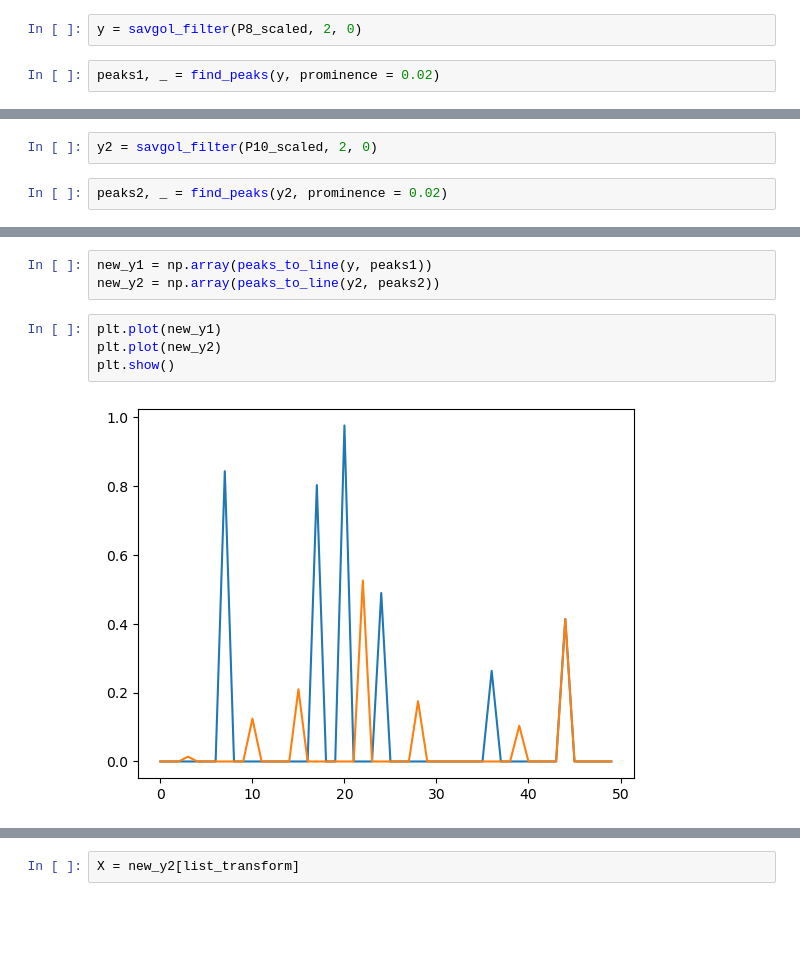
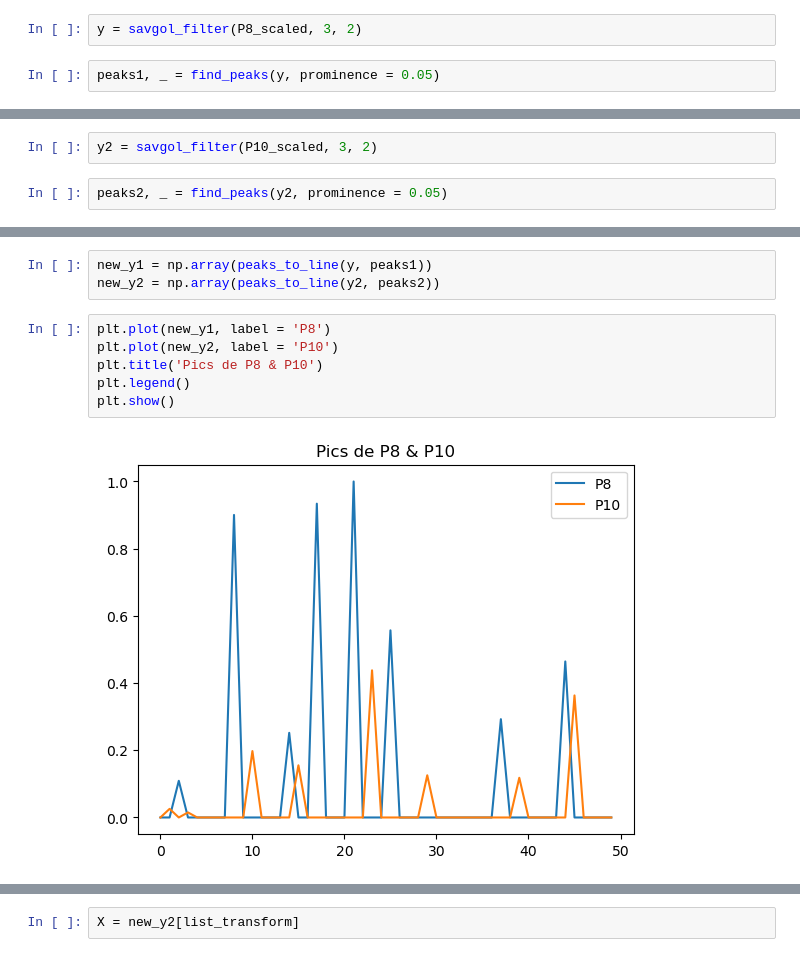
Before and after one commit to Baptiste-Ch/Time_series_alignment, a Jupyter notebook: Clustering.ipynb, the cells around one changed output, grey strips where cells are left out. Cells and saved outputs as stored; diff of their text form; blank space fills up the shorter version.

```diff
--- a/Clustering.ipynb
+++ b/Clustering.ipynb
@@ -81,9 +82,9 @@ P10_scaled = np.array(P10_scaled['msa'])
 # %%
 from scipy.signal import savgol_filter, find_peaks
 # %%
-y = savgol_filter(P8_scaled, 2, 0)
+y = savgol_filter(P8_scaled, 3, 2)
 # %%
-peaks1, _ = find_peaks(y, prominence = 0.02)
+peaks1, _ = find_peaks(y, prominence = 0.05)
 # %%
 plt.plot(y)
 plt.scatter(peaks1, y[peaks1], color = 'red')
@@ -93,7 +97,7 @@ plt.show()
 # %%
-y2 = savgol_filter(P10_scaled, 2, 0)
+y2 = savgol_filter(P10_scaled, 3, 2)
 # %%
-peaks2, _ = find_peaks(y2, prominence = 0.02)
+peaks2, _ = find_peaks(y2, prominence = 0.05)
 # %%
 plt.plot(y2)
 plt.scatter(peaks2, y2[peaks2], color = 'red')
@@ -104,11 +111,13 @@ plt.show()
 new_y1 = np.array(peaks_to_line(y, peaks1))
 new_y2 = np.array(peaks_to_line(y2, peaks2))
 # %%
-plt.plot(new_y1)
-plt.plot(new_y2)
+plt.plot(new_y1, label = 'P8')
+plt.plot(new_y2, label = 'P10')
+plt.title('Pics de P8 & P10')
+plt.legend()
 plt.show()
 # %% [output]
-[figure, old version]
+[figure, new version]
 # %%
 tuple_transform = dtw.warping_path(new_y1, new_y2)
 list_transform = transformer(tuple_transform, P10_scaled)
```
Also changed, not shown: parts of 10 cells of this notebook.
